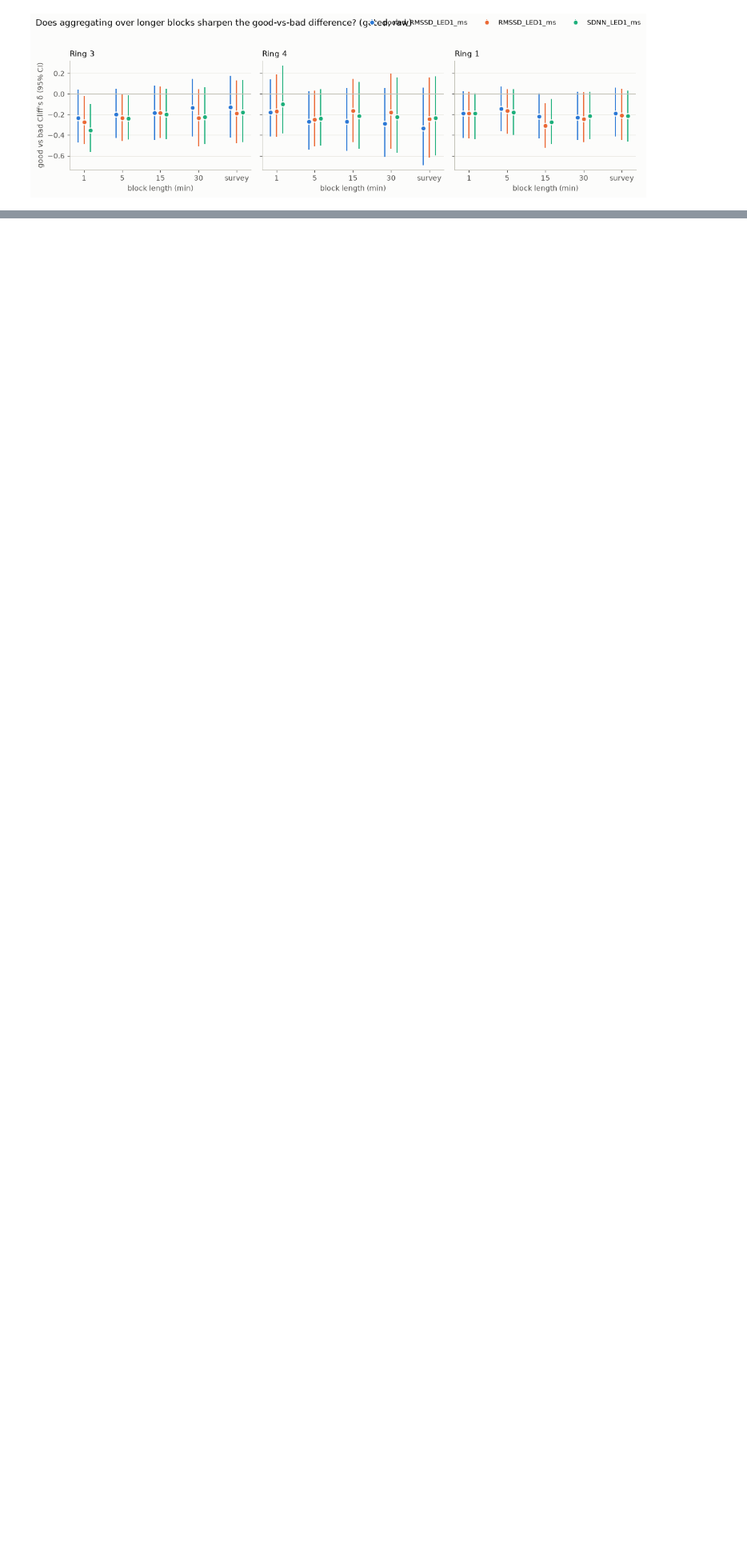
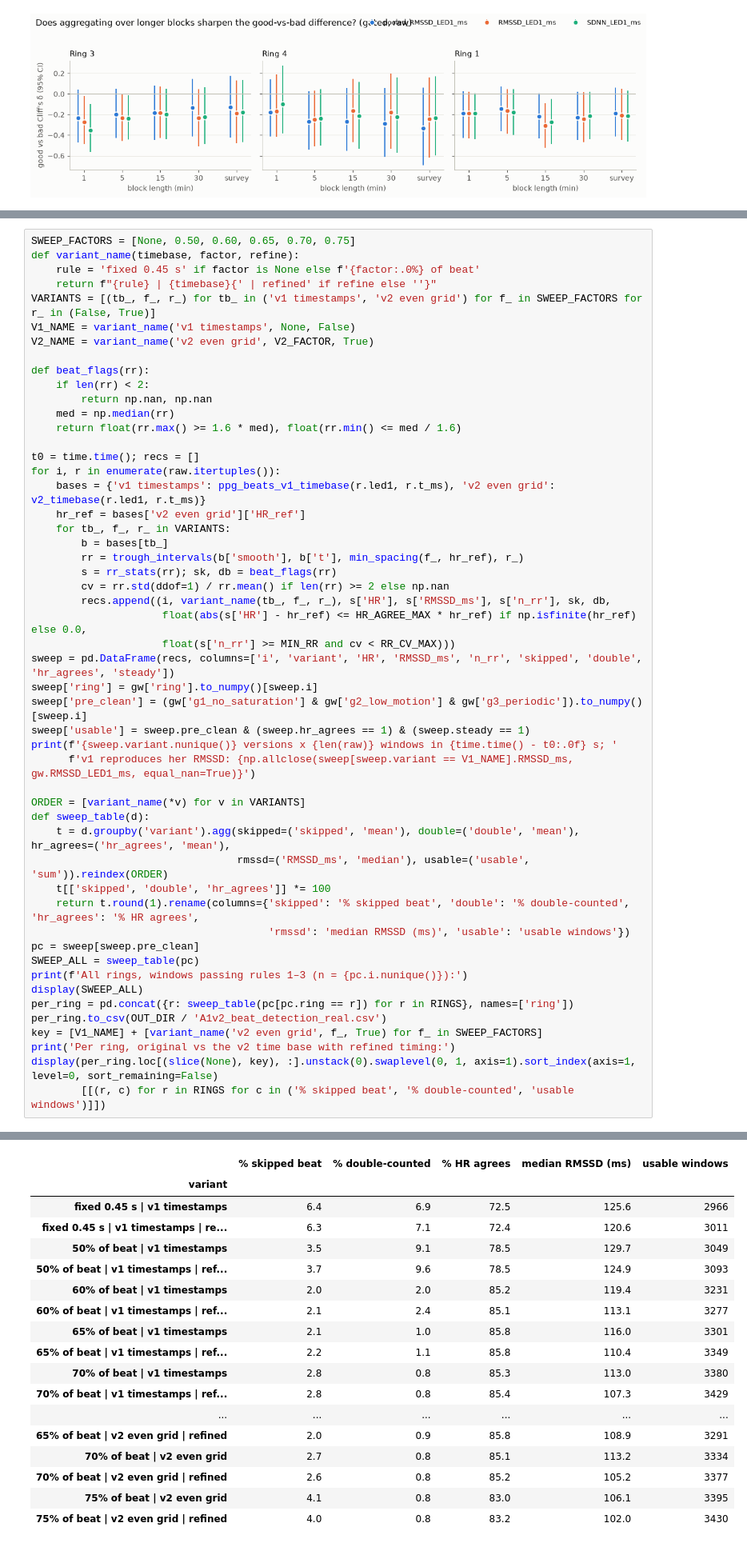
Before and after one commit to shounakda5/m3x, a Jupyter notebook: PilotPhaseC/analysis/A_fast_features.ipynb, the cells around one changed output, grey strips where cells are left out. Shown at 80% size. Drawn from its saved outputs; the diff is of its cells as text; blank space fills up the shorter version.

```diff
--- a/PilotPhaseC/analysis/A_fast_features.ipynb
+++ b/PilotPhaseC/analysis/A_fast_features.ipynb
@@ -1928,0 +2116,52 @@ with pd.option_context('display.max_colwidth', None):
+# %%
+SWEEP_FACTORS = [None, 0.50, 0.60, 0.65, 0.70, 0.75]
+def variant_name(timebase, factor, refine):
+    rule = 'fixed 0.45 s' if factor is None else f'{factor:.0%} of beat'
+    return f"{rule} | {timebase}{' | refined' if refine else ''}"
+VARIANTS = [(tb_, f_, r_) for tb_ in ('v1 timestamps', 'v2 even grid') for f_ in SWEEP_FACTORS for r_ in (False, True)]
+V1_NAME = variant_name('v1 timestamps', None, False)
+V2_NAME = variant_name('v2 even grid', V2_FACTOR, True)
+
+def beat_flags(rr):
+    if len(rr) < 2:
+        return np.nan, np.nan
+    med = np.median(rr)
+    return float(rr.max() >= 1.6 * med), float(rr.min() <= med / 1.6)
+
+t0 = time.time(); recs = []
+for i, r in enumerate(raw.itertuples()):
+    bases = {'v1 timestamps': ppg_beats_v1_timebase(r.led1, r.t_ms), 'v2 even grid': v2_timebase(r.led1, r.t_ms)}
+    hr_ref = bases['v2 even grid']['HR_ref']
+    for tb_, f_, r_ in VARIANTS:
+        b = bases[tb_]
+        rr = trough_intervals(b['smooth'], b['t'], min_spacing(f_, hr_ref), r_)
+        s = rr_stats(rr); sk, db = beat_flags(rr)
+        cv = rr.std(ddof=1) / rr.mean() if len(rr) >= 2 else np.nan
+        recs.append((i, variant_name(tb_, f_, r_), s['HR'], s['RMSSD_ms'], s['n_rr'], sk, db,
+                     float(abs(s['HR'] - hr_ref) <= HR_AGREE_MAX * hr_ref) if np.isfinite(hr_ref) else 0.0,
+                     float(s['n_rr'] >= MIN_RR and cv < RR_CV_MAX)))
+sweep = pd.DataFrame(recs, columns=['i', 'variant', 'HR', 'RMSSD_ms', 'n_rr', 'skipped', 'double', 'hr_agrees', 'steady'])
+sweep['ring'] = gw['ring'].to_numpy()[sweep.i]
+sweep['pre_clean'] = (gw['g1_no_saturation'] & gw['g2_low_motion'] & gw['g3_periodic']).to_numpy()[sweep.i]
+sweep['usable'] = sweep.pre_clean & (sweep.hr_agrees == 1) & (sweep.steady == 1)
+print(f'{sweep.variant.nunique()} versions x {len(raw)} windows in {time.time() - t0:.0f} s; '
+      f'v1 reproduces her RMSSD: {np.allclose(sweep[sweep.variant == V1_NAME].RMSSD_ms, gw.RMSSD_LED1_ms, equal_nan=True)}')
+
+ORDER = [variant_name(*v) for v in VARIANTS]
+def sweep_table(d):
+    t = d.groupby('variant').agg(skipped=('skipped', 'mean'), double=('double', 'mean'), hr_agrees=('hr_agrees', 'mean'),
+                                 rmssd=('RMSSD_ms', 'median'), usable=('usable', 'sum')).reindex(ORDER)
+    t[['skipped', 'double', 'hr_agrees']] *= 100
+    return t.round(1).rename(columns={'skipped': '% skipped beat', 'double': '% double-counted', 'hr_agrees': '% HR agrees',
+                                      'rmssd': 'median RMSSD (ms)', 'usable': 'usable windows'})
+pc = sweep[sweep.pre_clean]
+SWEEP_ALL = sweep_table(pc)
+print(f'All rings, windows passing rules 1–3 (n = {pc.i.nunique()}):')
+display(SWEEP_ALL)
+per_ring = pd.concat({r: sweep_table(pc[pc.ring == r]) for r in RINGS}, names=['ring'])
+per_ring.to_csv(OUT_DIR / 'A1v2_beat_detection_real.csv')
+key = [V1_NAME] + [variant_name('v2 even grid', f_, True) for f_ in SWEEP_FACTORS]
+print('Per ring, original vs the v2 time base with refined timing:')
+display(per_ring.loc[(slice(None), key), :].unstack(0).swaplevel(0, 1, axis=1).sort_index(axis=1, level=0, sort_remaining=False)
+        [[(r, c) for r in RINGS for c in ('% skipped beat', '% double-counted', 'usable windows')]])
+# %% [output]
@@ -1928,0 +2170,18 @@ with pd.option_context('display.max_colwidth', None):
+|  | % skipped beat | % double-counted | % HR agrees | median RMSSD (ms) | usable windows |
+| variant |  |  |  |  |  |
+| fixed 0.45 s | v1 timestamps | 6.4 | 6.9 | 72.5 | 125.6 | 2966 |
+| fixed 0.45 s | v1 timestamps | re... | 6.3 | 7.1 | 72.4 | 120.6 | 3011 |
+| 50% of beat | v1 timestamps | 3.5 | 9.1 | 78.5 | 129.7 | 3049 |
+| 50% of beat | v1 timestamps | ref... | 3.7 | 9.6 | 78.5 | 124.9 | 3093 |
+| 60% of beat | v1 timestamps | 2.0 | 2.0 | 85.2 | 119.4 | 3231 |
+| 60% of beat | v1 timestamps | ref... | 2.1 | 2.4 | 85.1 | 113.1 | 3277 |
+| 65% of beat | v1 timestamps | 2.1 | 1.0 | 85.8 | 116.0 | 3301 |
+| 65% of beat | v1 timestamps | ref... | 2.2 | 1.1 | 85.8 | 110.4 | 3349 |
+| 70% of beat | v1 timestamps | 2.8 | 0.8 | 85.3 | 113.0 | 3380 |
+| 70% of beat | v1 timestamps | ref... | 2.8 | 0.8 | 85.4 | 107.3 | 3429 |
+| ... | ... | ... | ... | ... | ... |
+| 65% of beat | v2 even grid | refined | 2.0 | 0.9 | 85.8 | 108.9 | 3291 |
+| 70% of beat | v2 even grid | 2.7 | 0.8 | 85.1 | 113.2 | 3334 |
+| 70% of beat | v2 even grid | refined | 2.6 | 0.8 | 85.2 | 105.2 | 3377 |
+| 75% of beat | v2 even grid | 4.1 | 0.8 | 83.0 | 106.1 | 3395 |
+| 75% of beat | v2 even grid | refined | 4.0 | 0.8 | 83.2 | 102.0 | 3430 |
```
Also changed, not shown: parts of 24 cells of this notebook, 5 other files.
